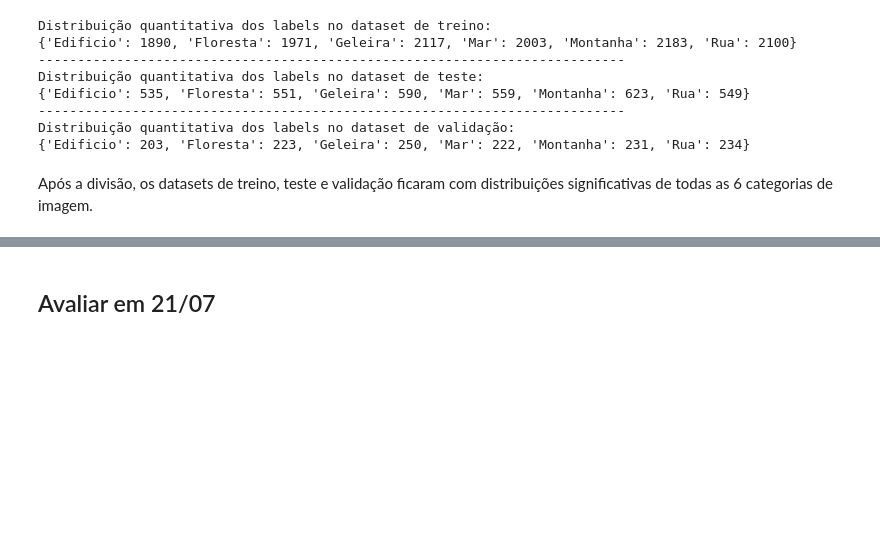
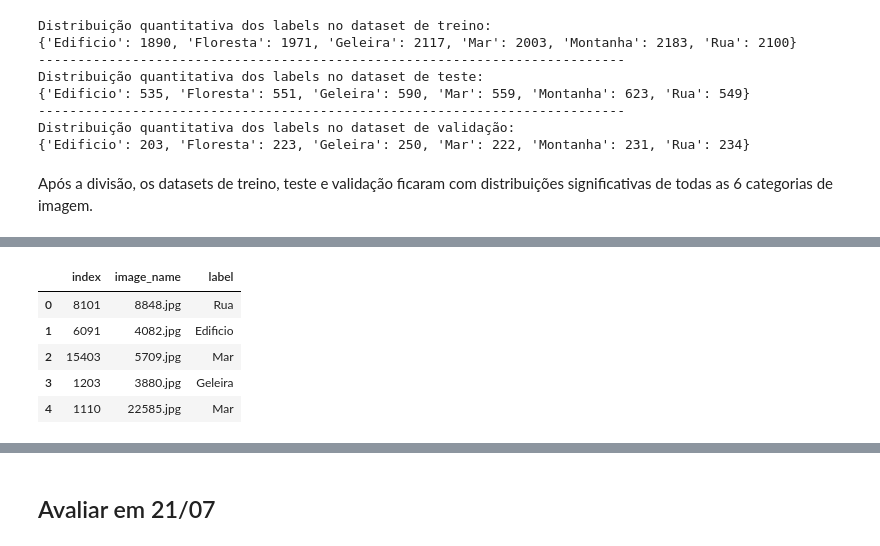
Before and after one commit to belanatal/PosPUCRio, a Jupyter notebook: MVPSprintIIb_IsabelaNatal-versão3.ipynb, the cells around one changed output, grey strips where cells are left out. Cells and saved outputs as stored; diff of their text form; code cells hidden in the pictures; blank space fills up the shorter version.

```diff
--- a/MVPSprintIIb_IsabelaNatal-versão3.ipynb
+++ b/MVPSprintIIb_IsabelaNatal-versão3.ipynb
@@ -443,0 +400,22 @@ Após a divisão, os datasets de treino, teste e validação ficaram com distrib
+# %%
+# Resetando o índice original
+dfX_train=dfX_train.reset_index()
+dfX_test=dfX_test.reset_index()
+dfX_val=dfX_val.reset_index()
+
+dfy_train=dfy_train.reset_index()
+dfy_test=dfy_test.reset_index()
+dfy_val=dfy_val.reset_index()
+
+df_train=pd.merge(dfX_train,dfy_train,how="left")
+df_test=pd.merge(dfX_test,dfy_test,how="left")
+df_val=pd.merge(dfX_val,dfy_val,how="left")
+# %%
+df_train.head()
+# %% [output]
+|  | index | image_name | label |
+| 0 | 8101 | 8848.jpg | Rua |
+| 1 | 6091 | 4082.jpg | Edificio |
+| 2 | 15403 | 5709.jpg | Mar |
+| 3 | 1203 | 3880.jpg | Geleira |
+| 4 | 1110 | 22585.jpg | Mar |
```
Also changed, not shown: parts of 16 cells of this notebook.
